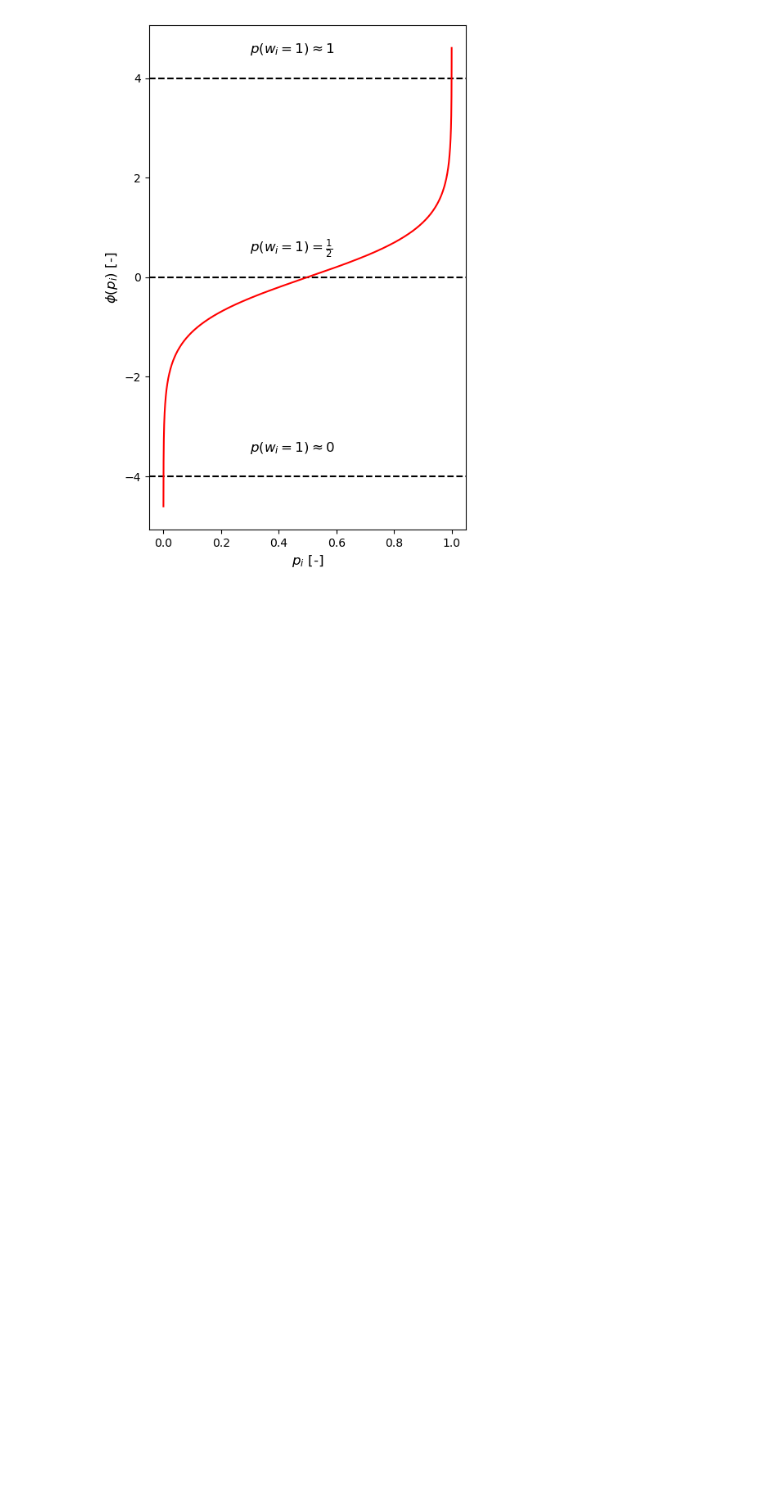
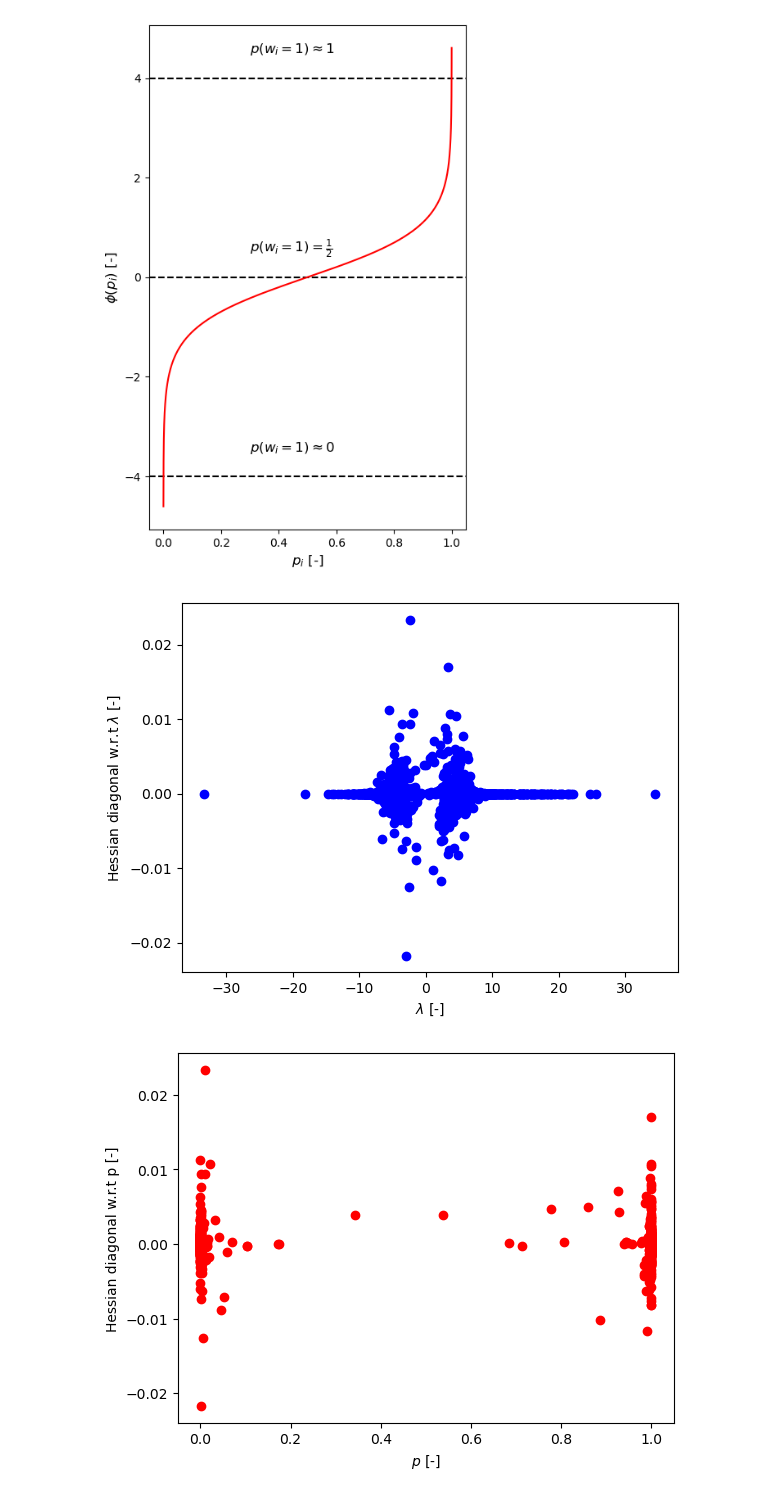
Before and after one commit to kellian-cottart/binarized-neural-networks, a Jupyter notebook: paper-figures.ipynb, the cells around one changed output. Drawn from its saved outputs; the diff is of its cells as text; code cells hidden in the pictures; blank space fills up the shorter version.

```diff
--- a/paper-figures.ipynb
+++ b/paper-figures.ipynb
@@ -60,3 +66,26 @@ ax.plot(p, fct, color='red')
 # %% [output]
 [<matplotlib.lines.Line2D at 0x...>]
 [figure]
+# %%
+hessian = torch.load("hessian/hessian.pt")[-1].reshape(-1).detach().cpu()
+lambda_ = torch.load("hessian/lambda.pt").reshape(-1).detach().cpu()
+grad = torch.load("hessian/gradient.pt")[-1].reshape(-1).detach().cpu()
+
+plt.figure()
+# Plot y = hessian and x = lambda
+plt.scatter(lambda_, hessian, c='b', marker='o')
+plt.xlabel('$\lambda$ [-]')
+plt.ylabel(r'Hessian diagonal w.r.t $\lambda$ [-]')
+plt.show()
+
+p = torch.sigmoid(2*lambda_)
+dlbddp = 1/(2*p - (2*p)**2 + 1e-5)
+dlbddp2 = (2*p-1) / (2*(p-1)**2 * p**2+ 1e-5)
+dLdp2 = hessian * dlbddp**2 + dlbddp2*grad
+plt.scatter(p, hessian, c='r', marker='o')
+plt.xlabel('$p$ [-]')
+plt.ylabel(r'Hessian diagonal w.r.t p [-]')
+plt.show()
+# %% [output]
+[figure, added]
+[figure, added]
```
Also changed, not shown: parts of 1 cell of this notebook, 15 other files.
